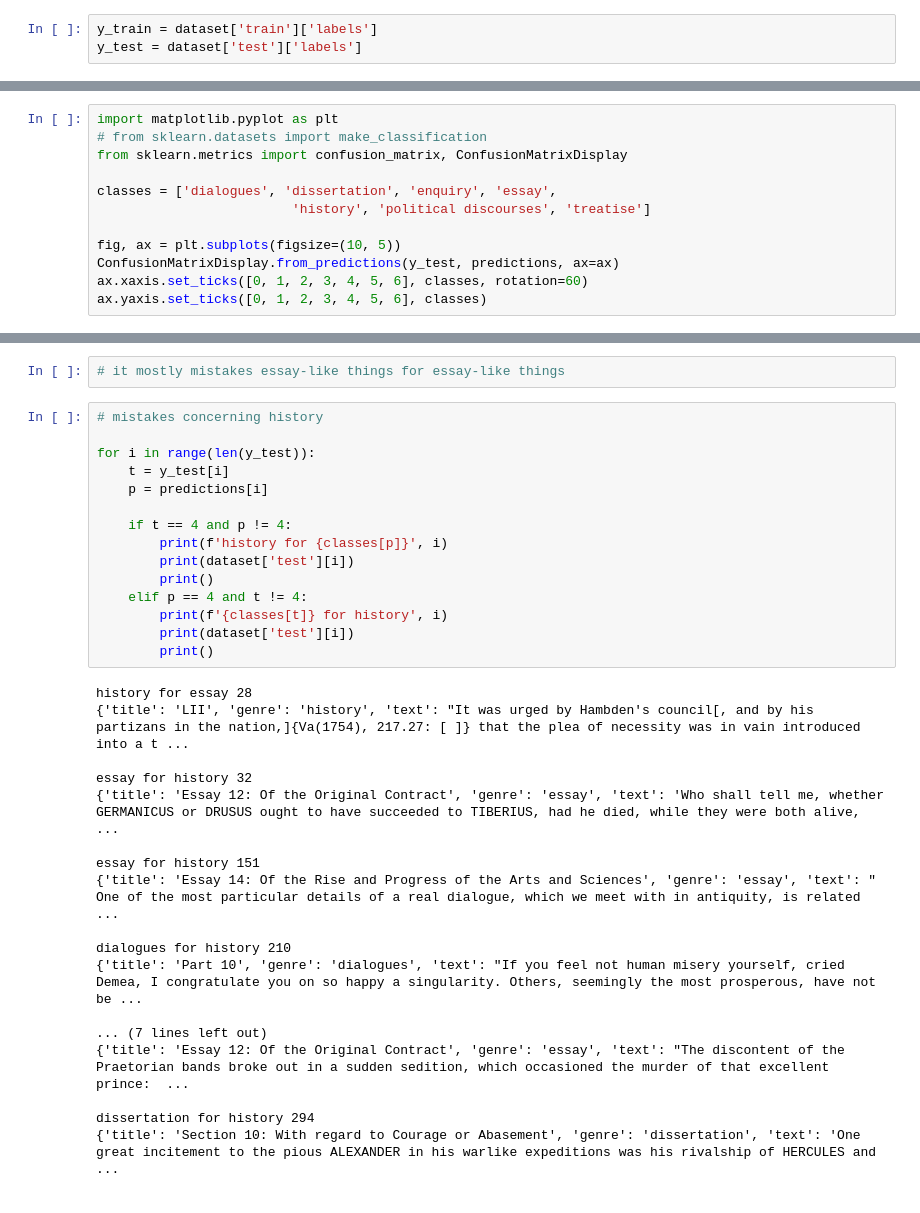
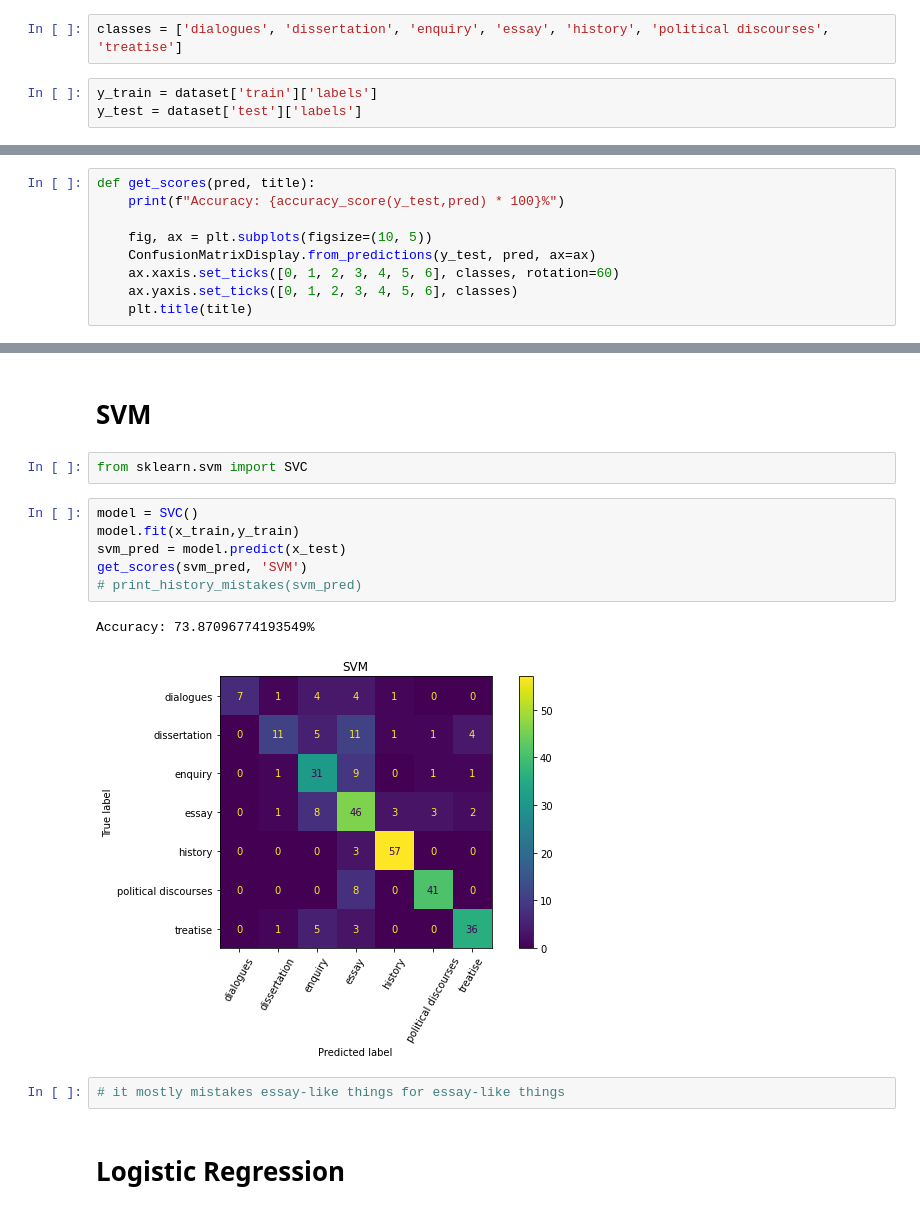
Before and after one commit to vbunt/hume-classifier, a Jupyter notebook: Classic ML.ipynb, the cells around one changed output, grey strips where cells are left out. Saved outputs shown, nothing was run; the diff lists cells and outputs as text.

```diff
--- a/Classic ML.ipynb
+++ b/Classic ML.ipynb
@@ -23,6 +22,8 @@ DatasetDict({
         num_rows: 310
     })
 })
+# %%
+classes = ['dialogues', 'dissertation', 'enquiry', 'essay', 'history', 'political discourses', 'treatise']
 # %%
 y_train = dataset['train']['labels']
 y_test = dataset['test']['labels']
@@ -41,12 +33,0 @@ Accuracy of model is 73.87096774193549%
-# %%
-import matplotlib.pyplot as plt
-# from sklearn.datasets import make_classification
-from sklearn.metrics import confusion_matrix, ConfusionMatrixDisplay
-
-classes = ['dialogues', 'dissertation', 'enquiry', 'essay',
-                         'history', 'political discourses', 'treatise']
-
-fig, ax = plt.subplots(figsize=(10, 5))
-ConfusionMatrixDisplay.from_predictions(y_test, predictions, ax=ax)
-ax.xaxis.set_ticks([0, 1, 2, 3, 4, 5, 6], classes, rotation=60)
-ax.yaxis.set_ticks([0, 1, 2, 3, 4, 5, 6], classes)
@@ -61,0 +34,9 @@ ax.yaxis.set_ticks([0, 1, 2, 3, 4, 5, 6], classes)
+# %%
+def get_scores(pred, title):
+    print(f"Accuracy: {accuracy_score(y_test,pred) * 100}%")
+
+    fig, ax = plt.subplots(figsize=(10, 5))
+    ConfusionMatrixDisplay.from_predictions(y_test, pred, ax=ax)
+    ax.xaxis.set_ticks([0, 1, 2, 3, 4, 5, 6], classes, rotation=60)
+    ax.yaxis.set_ticks([0, 1, 2, 3, 4, 5, 6], classes)
+    plt.title(title)
@@ -62,35 +57,17 @@ ax.yaxis.set_ticks([0, 1, 2, 3, 4, 5, 6], classes)
+# %% [markdown]
+# SVM
+# %%
+from sklearn.svm import SVC
+# %%
+model = SVC()
+model.fit(x_train,y_train)
+svm_pred = model.predict(x_test)
+get_scores(svm_pred, 'SVM')
+# print_history_mistakes(svm_pred)
+# %% [output]
+Accuracy: 73.87096774193549%
+[figure, added]
 # %%
 # it mostly mistakes essay-like things for essay-like things
-# %%
-# mistakes concerning history
-
-for i in range(len(y_test)):
-    t = y_test[i]
-    p = predictions[i]
-
-    if t == 4 and p != 4:
-        print(f'history for {classes[p]}', i)
-        print(dataset['test'][i])
-        print()
-    elif p == 4 and t != 4:
-        print(f'{classes[t]} for history', i)
-        print(dataset['test'][i])
-        print()
-# %% [output]
-history for essay 28
-{'title': 'LII', 'genre': 'history', 'text': "It was urged by Hambden's council[, and by his partizans in the nation,]{Va(1754), 217.27: [ ]} that the plea of necessity was in vain introduced into a t ...
-
-essay for history 32
-{'title': 'Essay 12: Of the Original Contract', 'genre': 'essay', 'text': 'Who shall tell me, whether GERMANICUS or DRUSUS ought to have succeeded to TIBERIUS, had he died, while they were both alive, ...
-
-essay for history 151
-{'title': 'Essay 14: Of the Rise and Progress of the Arts and Sciences', 'genre': 'essay', 'text': " One of the most particular details of a real dialogue, which we meet with in antiquity, is related  ...
-
-dialogues for history 210
-{'title': 'Part 10', 'genre': 'dialogues', 'text': "If you feel not human misery yourself, cried Demea, I congratulate you on so happy a singularity. Others, seemingly the most prosperous, have not be ...
-
-... (7 lines left out)
-{'title': 'Essay 12: Of the Original Contract', 'genre': 'essay', 'text': "The discontent of the Praetorian bands broke out in a sudden sedition, which occasioned the murder of that excellent prince:  ...
-
-dissertation for history 294
-{'title': 'Section 10: With regard to Courage or Abasement', 'genre': 'dissertation', 'text': 'One great incitement to the pious ALEXANDER in his warlike expeditions was his rivalship of HERCULES and  ...
+# %% [markdown]
+# Logistic Regression
```
Also changed, not shown: parts of 15 cells of this notebook, 1 other file.
